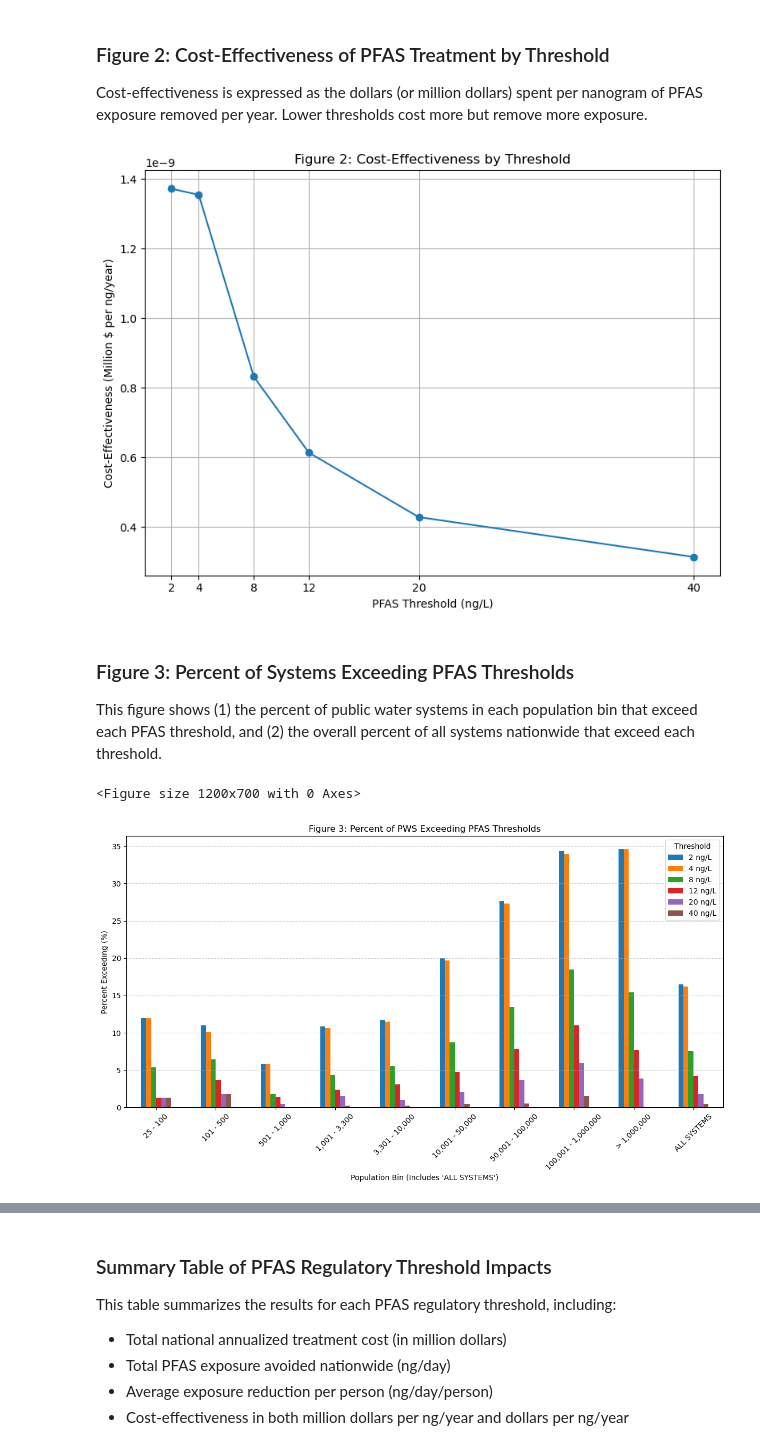
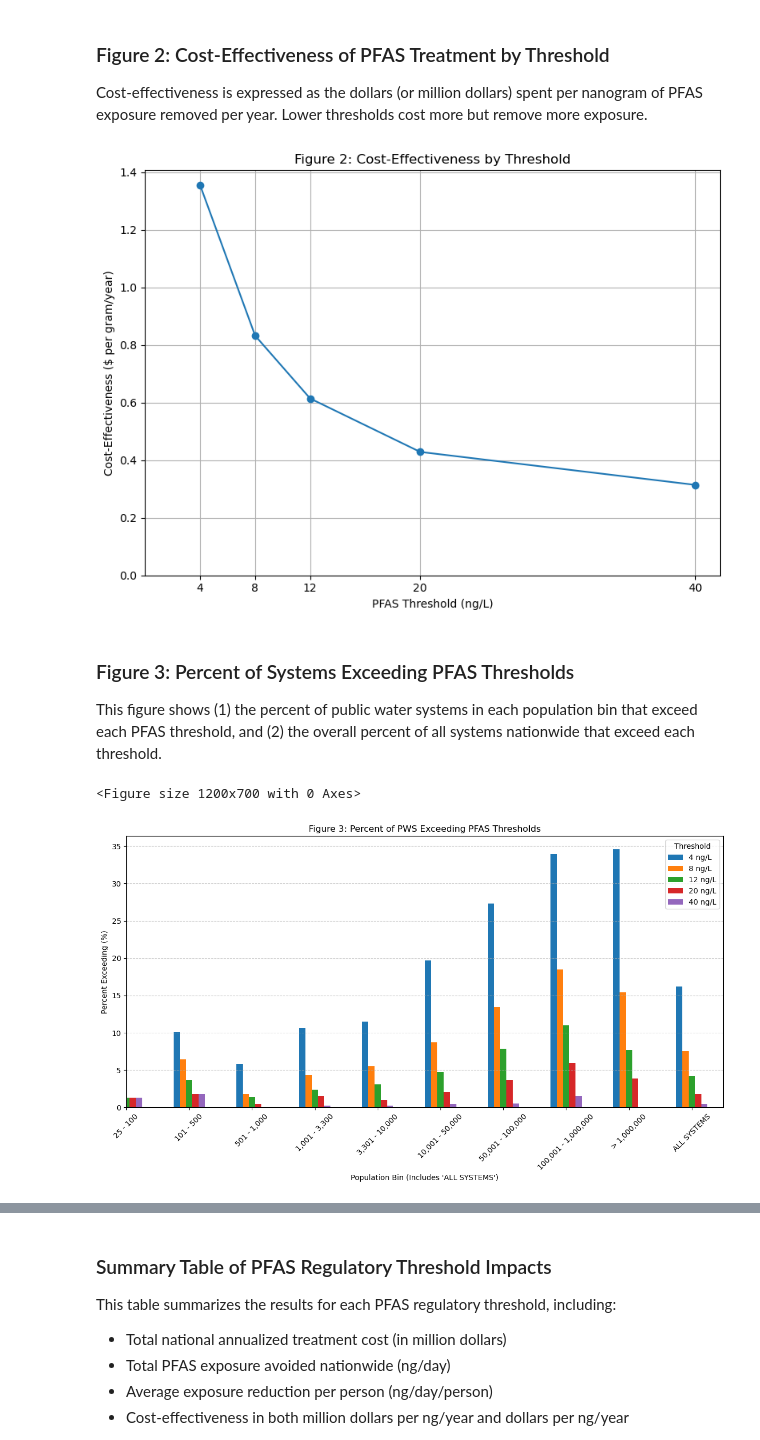
Before and after one commit to brahmee07/Pfas_water_research, a Jupyter notebook: Pfas_cost_risk_analysis.ipynb, the cells around one changed output, grey strips where cells are left out. Saved outputs shown, nothing was run; the diff lists cells and outputs as text; code cells hidden in the pictures.

Commit message:
removed 2ng/L, uodated the graphs ad also made the table for troubleshoot

```diff
--- a/Pfas_cost_risk_analysis.ipynb
+++ b/Pfas_cost_risk_analysis.ipynb
@@ -107,7 +106,7 @@ These columns define which systems would require treatment under different regul
 # create a new column in the df total_pfas adding both the pfas.
 df['total_pfas'] = df['PFOA'] + df['PFOS']
 # %%
-thresholds_ng = [2,4, 8, 12, 20, 40]
+thresholds_ng = [4, 8, 12, 20, 40]
 
 for t in thresholds_ng:
     col_name = f"exceeds_{t}"
@@ -301,3 +292,25 @@ technical memo, the total national annualized cost for each PFAS regulatory scen
 | 12 ng/L          | 364.57             |
 | 20 ng/L          | 169.28             |
 | 40 ng/L          | 37.63              |
+# %%
+rows = []
+
+for pop, cost in popbin_cost_map.items():
+
+    row = {"population_bin": pop, "annualized_cost_per_facility ($M)": cost}
+
+    # filter only systems in this bin
+    bin_df = df[df["population_bin"] == pop]
+
+    for t in thresholds_ng:
+        col = f"exceeds_{t}"  # correct variable name
+        num = bin_df[col].sum()
+        total = num * cost
+
+        row[f"num_{t}"] = num
+        row[f"total_cost_{t} ($M)"] = round(total, 2)
+
+    rows.append(row)
+
+comparison_table = pd.DataFrame(rows)
+comparison_table
@@ -408,20 +434,23 @@ plt.show()
 Cost-effectiveness is expressed as the dollars (or million dollars) spent per nanogram
 of PFAS exposure removed per year. Lower thresholds cost more but remove more exposure.
 # %%
-ce_vals = [cost_effectiveness[t] for t in thresholds_ng]  # million $ per ng/year
+# Convert CE from $ per ng/year → $ per g/year
+ce_vals = [cost_effectiveness[t] * 1e9 for t in thresholds_ng]
 
 plt.figure(figsize=(8,6))
 plt.plot(thresholds_ng, ce_vals, marker='o')
 
 plt.xlabel("PFAS Threshold (ng/L)")
-plt.ylabel("Cost-Effectiveness (Million $ per ng/year)")
+plt.ylabel("Cost-Effectiveness ($ per gram/year)")
+plt.xlim(left=0)
+plt.ylim(bottom=0)
 plt.title("Figure 2: Cost-Effectiveness by Threshold")
 plt.grid(True)
 plt.xticks(thresholds_ng)
 plt.tight_layout()
 plt.show()
 # %% [output]
-[figure, old version]
+[figure, new version]
 # %%
 overall_exceedance = {}
 
@@ -449,20 +478,22 @@ exceed_by_bin = exceed_by_bin.reindex(bin_order)
 # %%
 exceed_by_bin.loc["ALL SYSTEMS"] = [overall_exceedance[t] for t in thresholds_ng]
 
 plt.figure(figsize=(12,7))
 exceed_by_bin.plot(kind='bar', figsize=(12,7))
 
 plt.title("Figure 3: Percent of PWS Exceeding PFAS Thresholds")
 plt.xlabel("Population Bin (Includes 'ALL SYSTEMS')")
 plt.ylabel("Percent Exceeding (%)")
+plt.xlim(left=0)
+plt.ylim(bottom=0)
 plt.legend([f"{t} ng/L" for t in thresholds_ng], title="Threshold")
 plt.xticks(rotation=45)
 plt.grid(axis='y', linestyle='--', alpha=0.6)
 plt.tight_layout()
 plt.show()
 # %% [output]
 <Figure size 1200x700 with 0 Axes>
-[figure, old version]
+[figure, new version]
 # %%
 # Gather x (cost) and y (exposure)
 x_vals = np.array([national_treatment_costs[t] for t in thresholds_ng])
```
Also changed, not shown: parts of 17 cells of this notebook.
